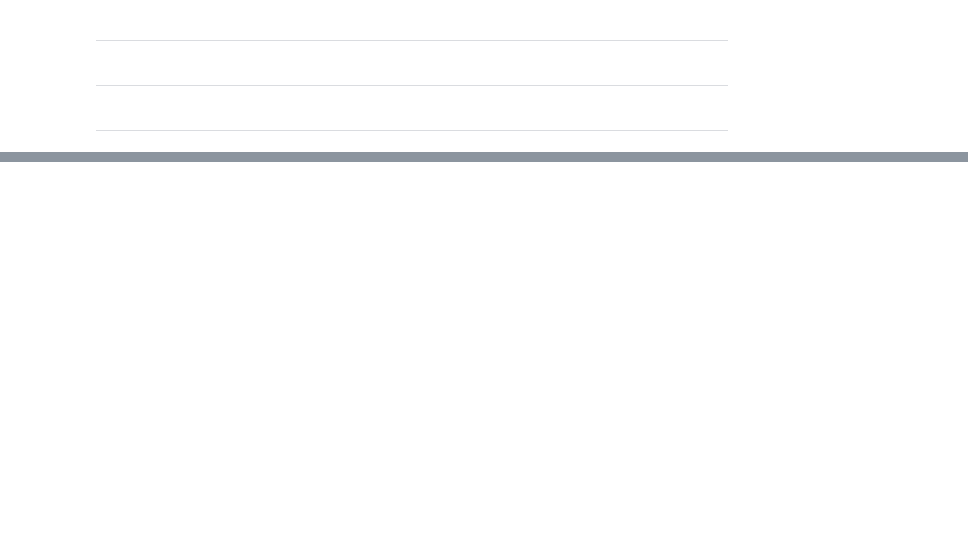
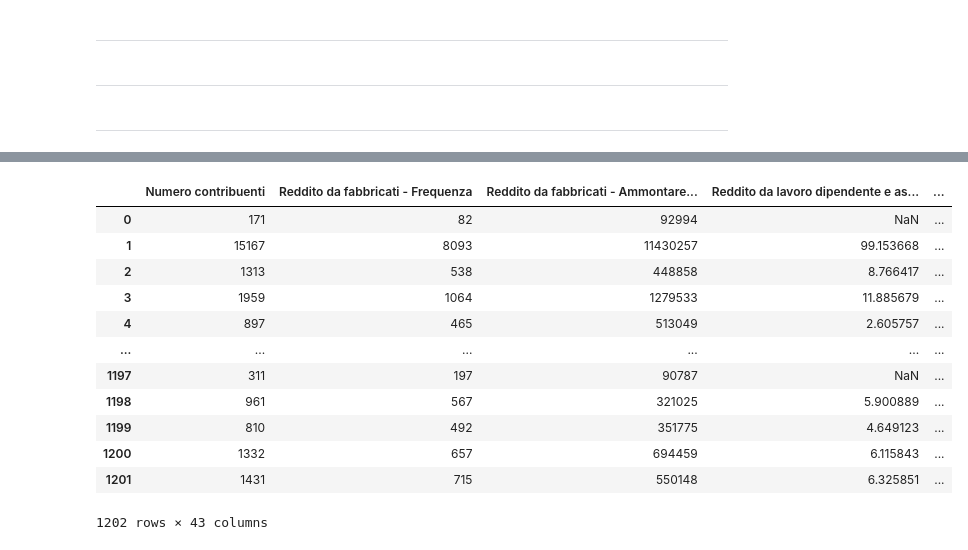
Before and after one commit to simOne-codex/thesis, a Jupyter notebook: notebooks/data_gathering/redditi.ipynb, the cells around one changed output, grey strips where cells are left out. Saved outputs shown, nothing was run; the diff lists cells and outputs as text; code cells hidden in the pictures; blank space fills up the shorter version.

```diff
--- a/notebooks/data_gathering/redditi.ipynb
+++ b/notebooks/data_gathering/redditi.ipynb
@@ -137,2 +137,6 @@ proporzioni_pensione = pd.DataFrame(
     })
 proporzioni_pensione
+# %%
+redditi=dict()
+for a in list(range(2000, 2024)):
+    redditi[a] = pd.read_csv(f'/nfs/home/genovese/thesis-wildfire-genovese/data/clean_data/redditi/{a}.csv')
@@ -138,0 +174,19 @@ proporzioni_pensione
+# %%
+confini = gpd.read_file('/nfs/home/genovese/thesis-wildfire-genovese/data/clean_data/confini_piemonte/confini_piemonte.shp')
+# %%
+gpd.GeoDataFrame(redditi[2000].merge(confini[['Codice Com', 'geometry']].rename(columns={'Codice Com': 'Codice Istat Comune'}), on='Codice Istat Comune', how='inner'
+                   ).drop(columns = redditi[2000].columns[:7]), columns=redditi[2000].columns[7:])
+# %% [output]
+|  | Numero contribuenti | Reddito da fabbricati - Frequenza | Reddito da fabbricati - Ammontare... | Reddito da lavoro dipendente e as... | ... |
+| 0 | 171 | 82 | 92994 | NaN | ... |
+| 1 | 15167 | 8093 | 11430257 | 99.153668 | ... |
+| 2 | 1313 | 538 | 448858 | 8.766417 | ... |
+| 3 | 1959 | 1064 | 1279533 | 11.885679 | ... |
+| 4 | 897 | 465 | 513049 | 2.605757 | ... |
+| ... | ... | ... | ... | ... | ... |
+| 1197 | 311 | 197 | 90787 | NaN | ... |
+| 1198 | 961 | 567 | 321025 | 5.900889 | ... |
+| 1199 | 810 | 492 | 351775 | 4.649123 | ... |
+| 1200 | 1332 | 657 | 694459 | 6.115843 | ... |
+| 1201 | 1431 | 715 | 550148 | 6.325851 | ... |
+1202 rows × 43 columns
```
Also changed, not shown: parts of 5 cells of this notebook.
